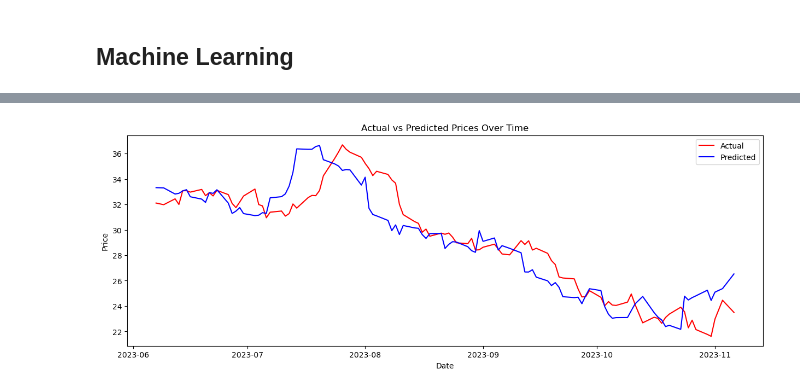
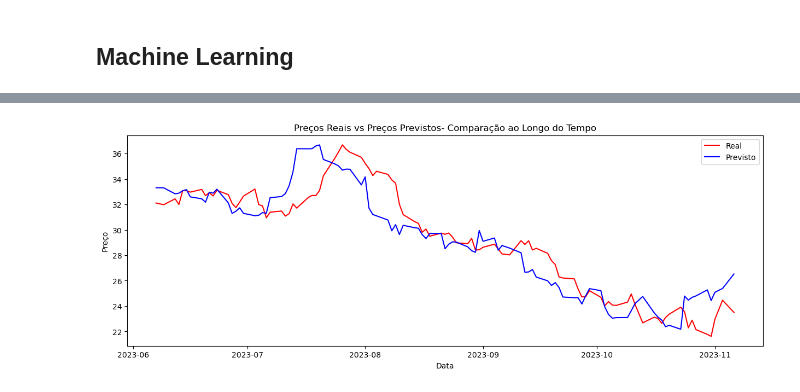
Before and after one commit to carneiro-fernando/EBAC, a Jupyter notebook: Projetos/Projeto_de_Parceria.ipynb, the cells around one changed output, grey strips where cells are left out. Cells and saved outputs as stored; diff of their text form; code cells hidden in the pictures.

```diff
--- a/Projetos/Projeto_de_Parceria.ipynb
+++ b/Projetos/Projeto_de_Parceria.ipynb
@@ -557,0 +604,18 @@ compare_df
+# %%
+# Define o modelo
+model = LinearRegression()
+
+# Treina o modelo
+model_training = ModelTraining(model, x, y)
+
+# Faz a previsão
+y_test, predicted = model_training.train_and_predict()
+# %%
+# Concatena e limpa dados
+compare_df = pd.concat([y_test, predicted], axis=1).dropna()
+
+# Renomeia colunas
+compare_df.columns = ['Preço_Real', 'Preço_Previsto']
+
+# Exibe DataFrame
+compare_df.head(5)
@@ -628,22 +694,19 @@ plt.show()
 # %%
-# Create a figure and a set of subplots
+# Cria uma figura e um conjunto de subplots
 fig, ax = plt.subplots(figsize=(15,5))
 
-# Plot the actual data
-ax.plot_date(compare_df.index, compare_df.Actual_Price, 'r-', label='Actual')
+# Plota os dados reais
+ax.plot_date(compare_df.index, compare_df.Preço_Real, 'r-', label='Real')
 
-# Plot the predicted data
-ax.plot_date(compare_df.index, compare_df.Predicted_Price, 'b-', label='Predicted')
+# Plota os dados previstos
+ax.plot_date(compare_df.index, compare_df.Preço_Previsto, 'b-', label='Previsto')
 
-# Set the labels and title
-ax.set_xlabel('Date')
-ax.set_ylabel('Price')
-ax.set_title('Actual vs Predicted Prices Over Time')
-
-# Add a legend
+# Define os rótulos, título e legenda
+ax.set_xlabel('Data')
+ax.set_ylabel('Preço')
+ax.set_title('Preços Reais vs Preços Previstos- Comparação ao Longo do Tempo')
 ax.legend()
 
-# Display the plot
 plt.show()
 # %% [output]
-[figure, old version]
+[figure, new version]
```
Also changed, not shown: parts of 12 cells of this notebook.
